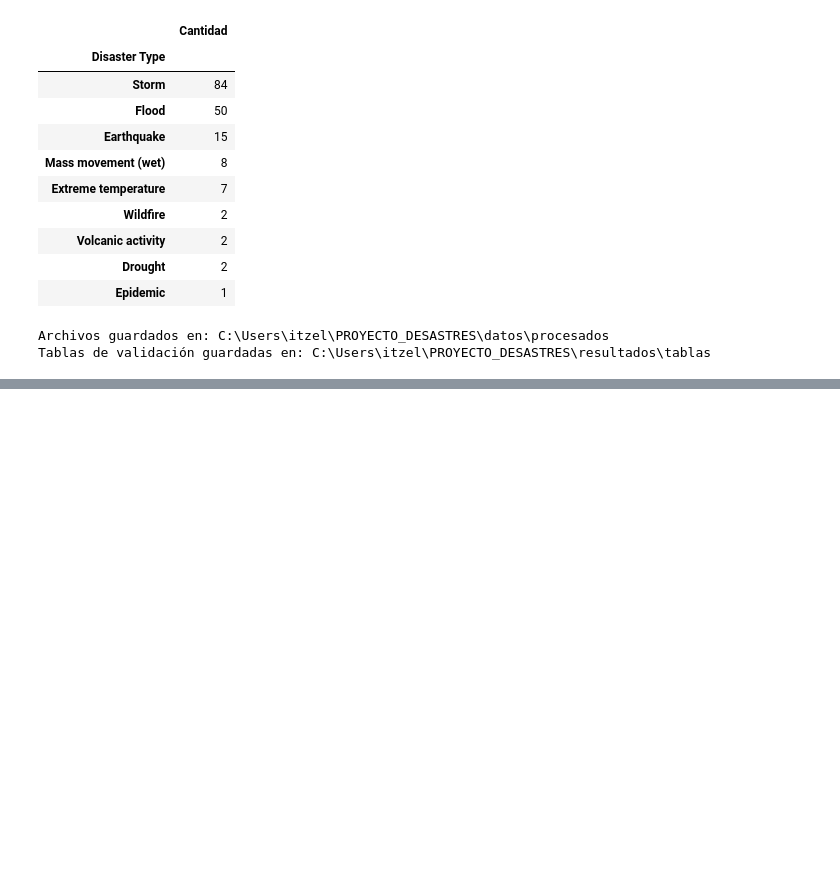
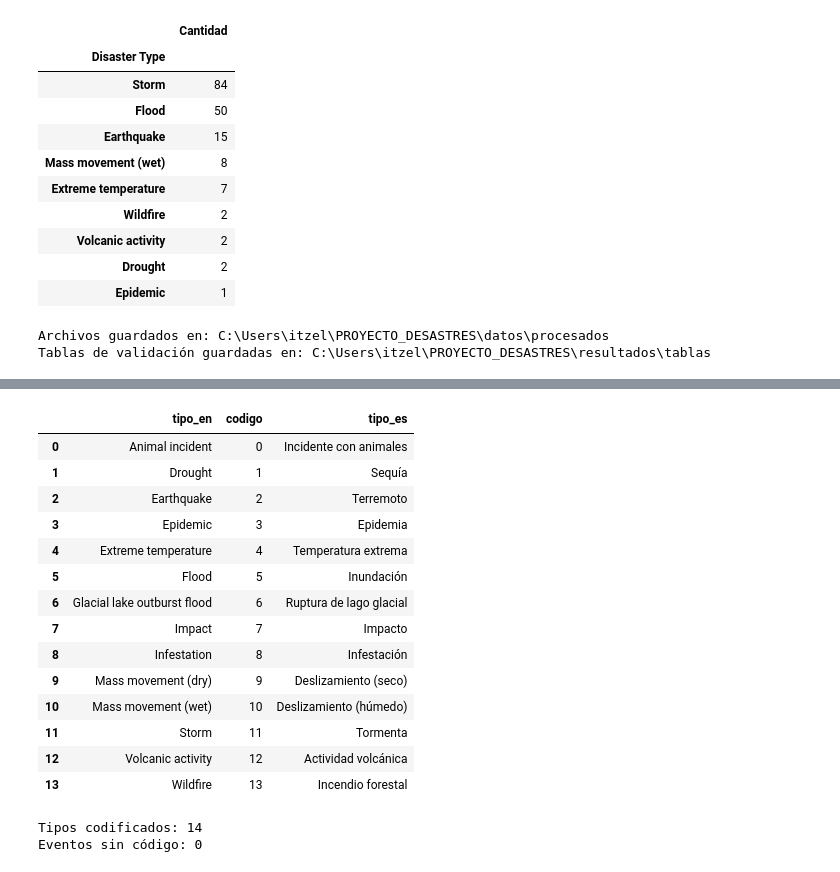
Before and after one commit to JackieCruz07/proyecto-desastres, a Jupyter notebook: notebooks/01_actividad1_preprocesamiento_eda.ipynb, the cells around one changed output, grey strips where cells are left out. Saved outputs shown, nothing was run; the diff lists cells and outputs as text; code cells hidden in the pictures; blank space fills up the shorter version.

```diff
--- a/notebooks/01_actividad1_preprocesamiento_eda.ipynb
+++ b/notebooks/01_actividad1_preprocesamiento_eda.ipynb
@@ -5267,0 +5343,40 @@ Tablas de validación guardadas en: C:\Users\itzel\PROYECTO_DESASTRES\resultados
+# %%
+# Codifico el tipo de desastre y guardo el catálogo con su nombre en español.
+from src.diccionario_desastres import traducir_serie
+
+tipos = df_final["Disaster Type"].astype("string").str.strip()
+
+catalogo_tipos = pd.DataFrame({"tipo_en": sorted(tipos.dropna().unique())})
+catalogo_tipos["codigo"] = range(len(catalogo_tipos))
+catalogo_tipos["tipo_es"] = traducir_serie(catalogo_tipos["tipo_en"])
+
+mapa_tipos = dict(zip(catalogo_tipos["tipo_en"], catalogo_tipos["codigo"]))
+df_final["Tipo_codigo"] = tipos.map(mapa_tipos).astype("Int64")
+
+catalogo_tipos.to_csv(
+    carpeta_tablas / "catalogo_tipos_desastre.csv",
+    index=False,
+    encoding="utf-8-sig",
+)
+
+display(catalogo_tipos)
+print("Tipos codificados:", len(catalogo_tipos))
+print("Eventos sin código:", int(df_final["Tipo_codigo"].isna().sum()))
+# %% [output]
+|  | tipo_en | codigo | tipo_es |
+| 0 | Animal incident | 0 | Incidente con animales |
+| 1 | Drought | 1 | Sequía |
+| 2 | Earthquake | 2 | Terremoto |
+| 3 | Epidemic | 3 | Epidemia |
+| 4 | Extreme temperature | 4 | Temperatura extrema |
+| 5 | Flood | 5 | Inundación |
+| 6 | Glacial lake outburst flood | 6 | Ruptura de lago glacial |
+| 7 | Impact | 7 | Impacto |
+| 8 | Infestation | 8 | Infestación |
+| 9 | Mass movement (dry) | 9 | Deslizamiento (seco) |
+| 10 | Mass movement (wet) | 10 | Deslizamiento (húmedo) |
+| 11 | Storm | 11 | Tormenta |
+| 12 | Volcanic activity | 12 | Actividad volcánica |
+| 13 | Wildfire | 13 | Incendio forestal |
+Tipos codificados: 14
+Eventos sin código: 0
```
Also changed, not shown: parts of 13 cells of this notebook, 47 other files.
